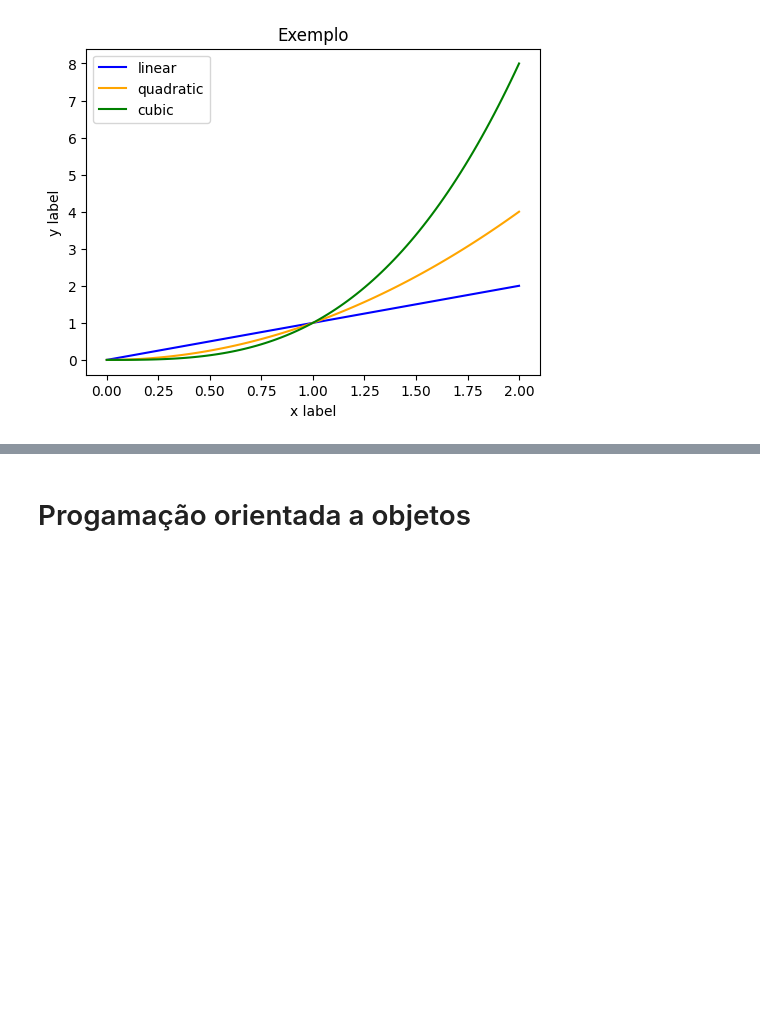
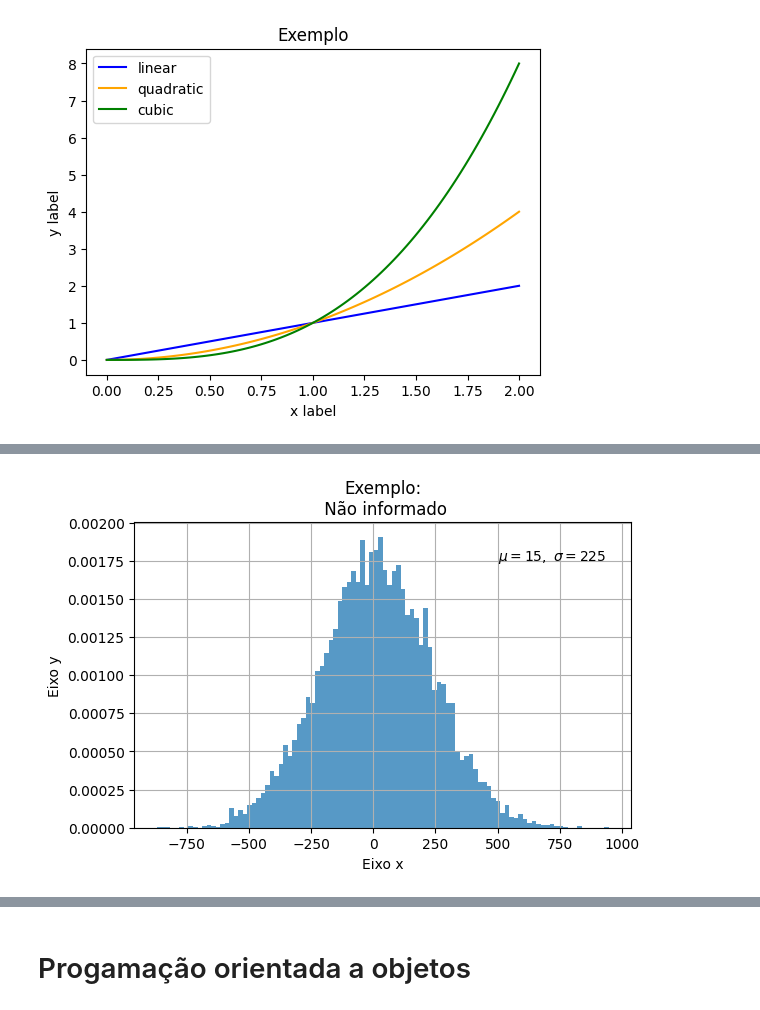
Before and after one commit to ogabrielcds/Studies_2024, a Jupyter notebook: Python_2024.ipynb, the cells around one changed output, grey strips where cells are left out. Cells and saved outputs as stored; diff of their text form; code cells hidden in the pictures; blank space fills up the shorter version.

```diff
--- a/Python_2024.ipynb
+++ b/Python_2024.ipynb
@@ -194,0 +195,15 @@ fig.show()
+# %%
+# Construção de um histograma de probabilidades:
+
+mu, sigma = 15, 225
+x = mu + sigma* np.random.randn(10000)
+fig, ax = plt.subplots(figsize=(6,4), layout='constrained')
+
+n, bins, pacthes = ax.hist(x,100, density=True, alpha=0.75)
+ax.set_title('Exemplo:\n Não informado')
+ax.set_xlabel('Eixo x')
+ax.set_ylabel('Eixo y')
+ax.text(500,.00175, r'$\mu=15,\ \sigma=225$')
+ax.grid(True)
+# %% [output]
+[figure, added]
```
Also changed, not shown: parts of 8 cells of this notebook.
